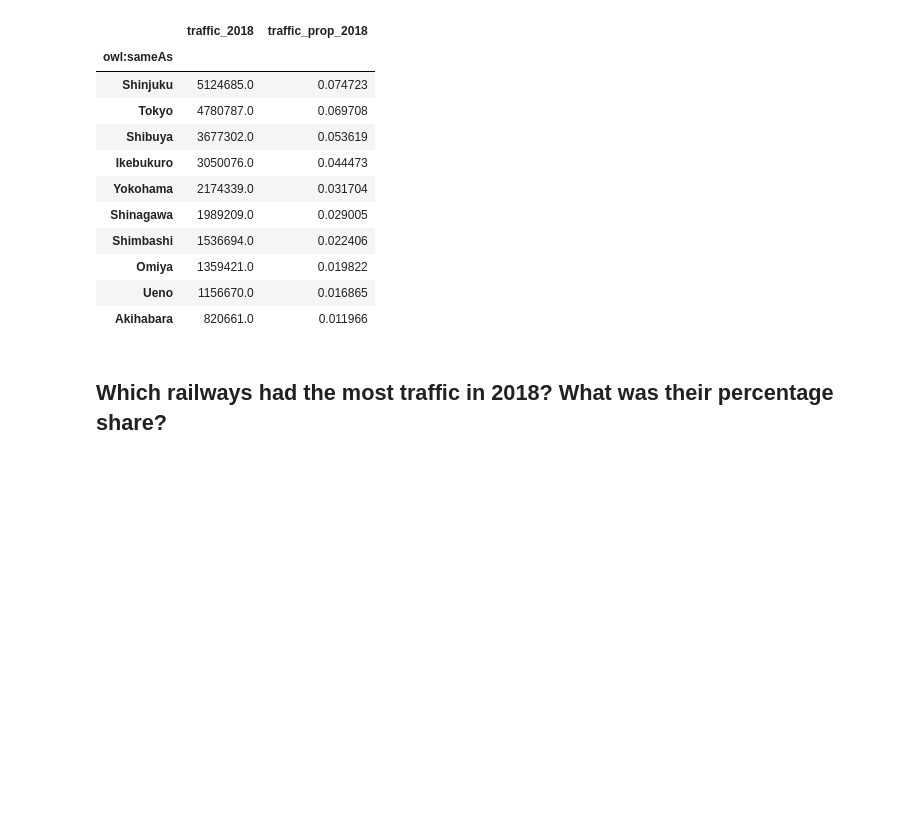
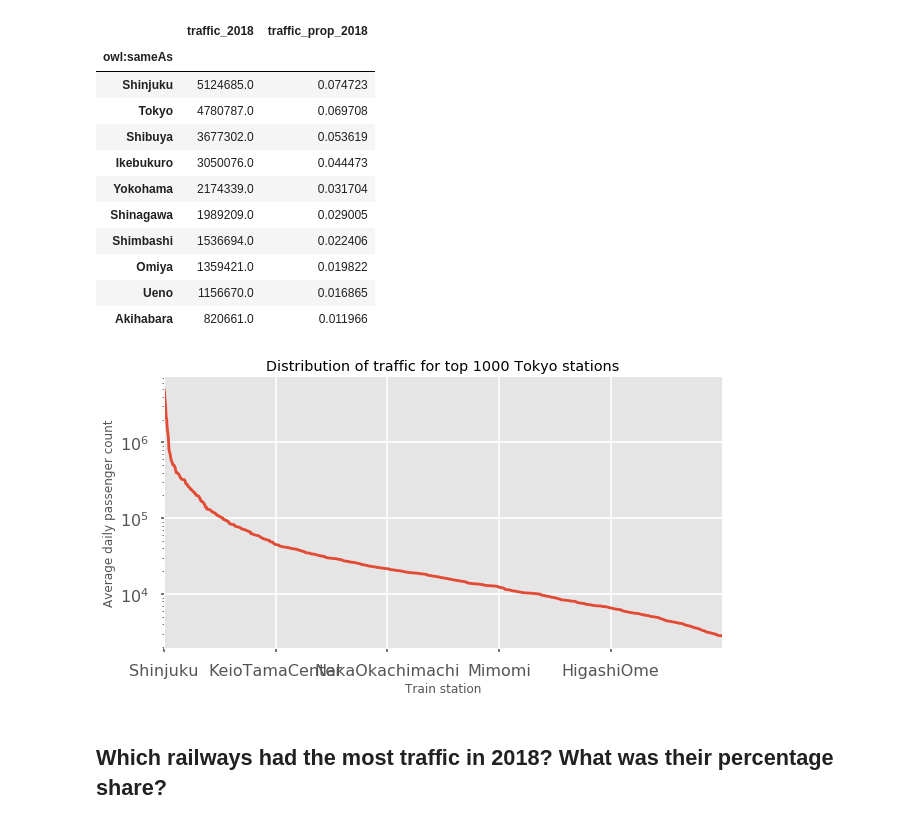
Before and after one commit to shoyo/tokyo-traffic, a Jupyter notebook: TokyoTrainTraffic.ipynb, the cells around one changed output. Drawn from its saved outputs; the diff is of its cells as text; code cells hidden in the pictures; blank space fills up the shorter version.

```diff
--- a/TokyoTrainTraffic.ipynb
+++ b/TokyoTrainTraffic.ipynb
@@ -118,6 +115,15 @@ station_by_traffic.head(10)
 | Omiya | 1359421.0 | 0.019822 |
 | Ueno | 1156670.0 | 0.016865 |
 | Akihabara | 820661.0 | 0.011966 |
+# %%
+fig, ax = plt.subplots(figsize=(10, 5))
+station_by_traffic.filter(['owl:sameAs', 'traffic_2018']).head(1000).plot(logy=True, legend=False, ax=ax)
+plt.title('Distribution of traffic for top 1000 Tokyo stations')
+plt.xlabel('Train station')
+plt.ylabel('Average daily passenger count')
+plt.show()
+# %% [output]
+[figure, added]
 # %% [markdown]
 ## Which railways had the most traffic in 2018? What was their percentage share?
 # %%
```
Also changed, not shown: parts of 8 cells of this notebook.
